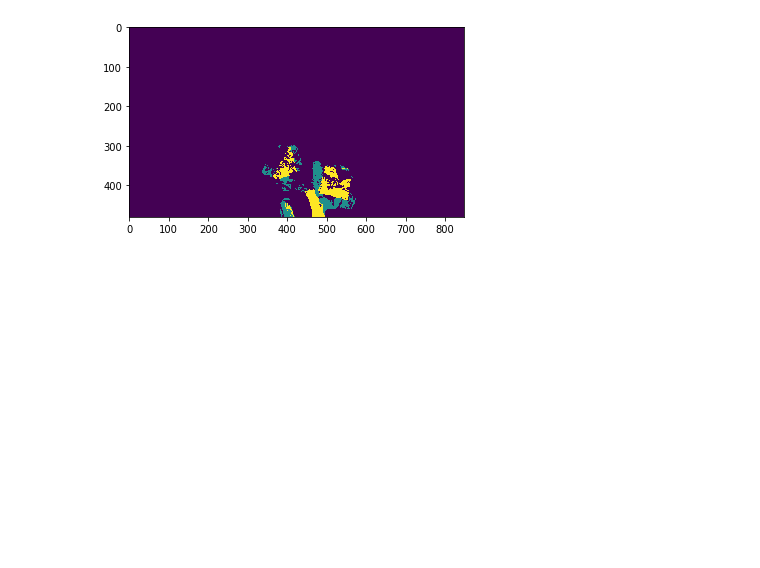
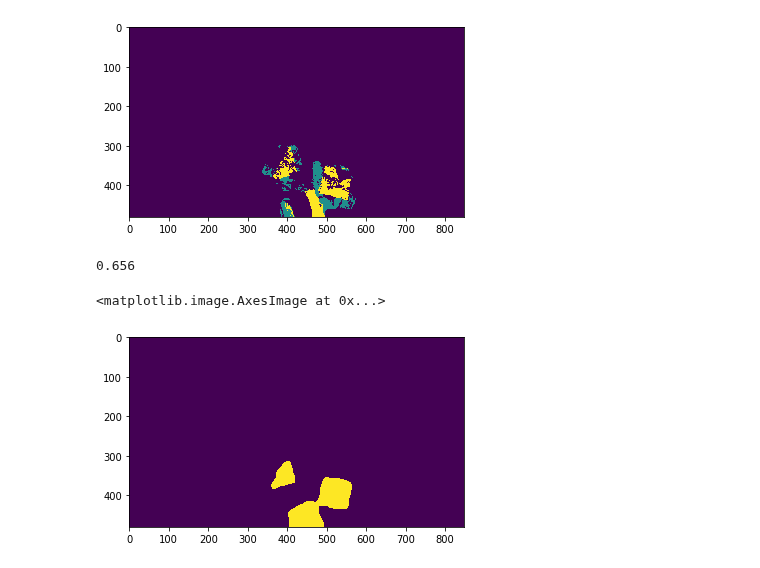
Before and after one commit to hogunkee/ur5_manipulation, a Jupyter notebook: realrobot/collect_scene_images.ipynb, the cells around one changed output. Saved outputs shown, nothing was run; the diff lists cells and outputs as text; code cells hidden in the pictures; blank space fills up the shorter version.

```diff
--- a/realrobot/collect_scene_images.ipynb
+++ b/realrobot/collect_scene_images.ipynb
@@ -116,3 +116,12 @@ plt.imshow(backsub.apply(color, 0, 0))
 # %% [output]
 <matplotlib.image.AxesImage at 0x...>
 [figure]
+# %%
+depth.max()
+# %% [output]
+0.656
+# %%
+plt.imshow(depth<0.625)
+# %% [output]
+<matplotlib.image.AxesImage at 0x...>
+[figure, added]
```
Also changed, not shown: 7 other files.
